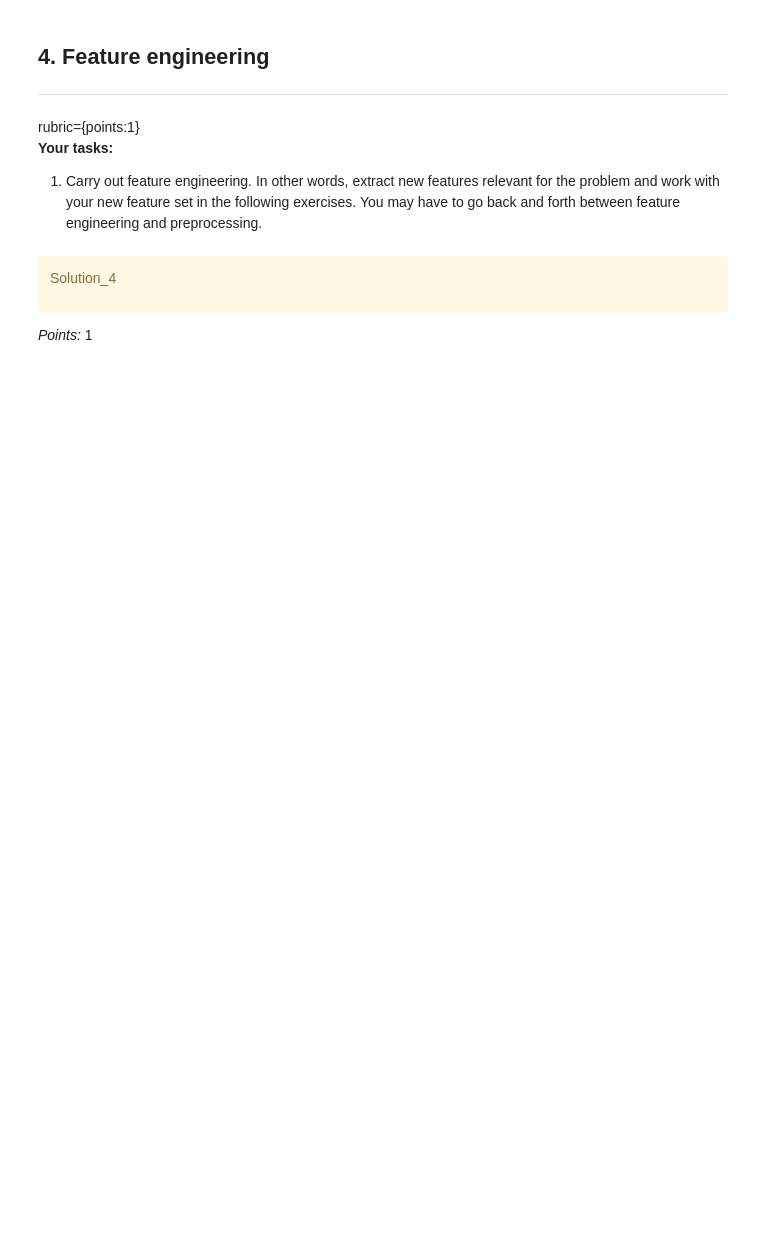
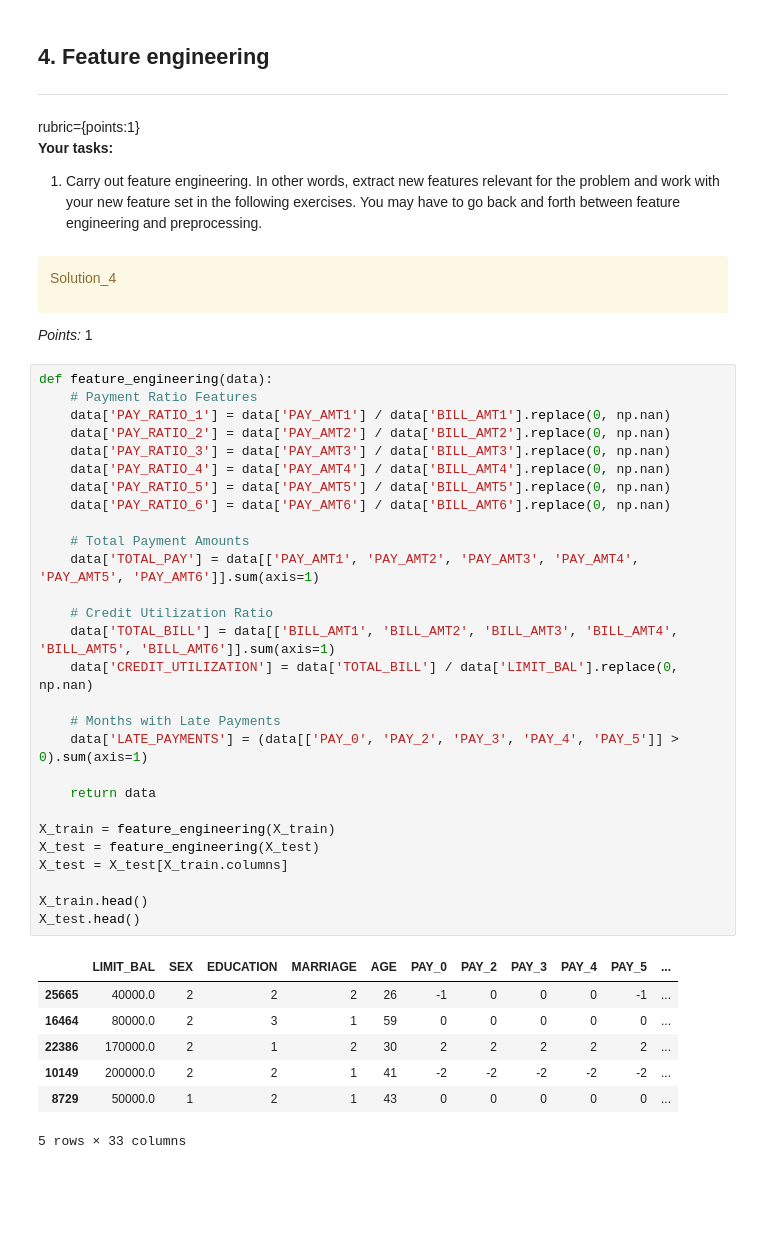
Before and after one commit to HerbertRen/cpsc330-hw5, a Jupyter notebook: hw5.ipynb, the cells around one changed output. Cells and saved outputs as stored; diff of their text form; blank space fills up the shorter version.

```diff
--- a/hw5.ipynb
+++ b/hw5.ipynb
@@ -289,6 +303,42 @@ Solution_4
 </div>
 
 _Points:_ 1
+# %%
+def feature_engineering(data):
+    # Payment Ratio Features
+    data['PAY_RATIO_1'] = data['PAY_AMT1'] / data['BILL_AMT1'].replace(0, np.nan)
+    data['PAY_RATIO_2'] = data['PAY_AMT2'] / data['BILL_AMT2'].replace(0, np.nan)
+    data['PAY_RATIO_3'] = data['PAY_AMT3'] / data['BILL_AMT3'].replace(0, np.nan)
+    data['PAY_RATIO_4'] = data['PAY_AMT4'] / data['BILL_AMT4'].replace(0, np.nan)
+    data['PAY_RATIO_5'] = data['PAY_AMT5'] / data['BILL_AMT5'].replace(0, np.nan)
+    data['PAY_RATIO_6'] = data['PAY_AMT6'] / data['BILL_AMT6'].replace(0, np.nan)
+
+    # Total Payment Amounts
+    data['TOTAL_PAY'] = data[['PAY_AMT1', 'PAY_AMT2', 'PAY_AMT3', 'PAY_AMT4', 'PAY_AMT5', 'PAY_AMT6']].sum(axis=1)
+
+    # Credit Utilization Ratio
+    data['TOTAL_BILL'] = data[['BILL_AMT1', 'BILL_AMT2', 'BILL_AMT3', 'BILL_AMT4', 'BILL_AMT5', 'BILL_AMT6']].sum(axis=1)
+    data['CREDIT_UTILIZATION'] = data['TOTAL_BILL'] / data['LIMIT_BAL'].replace(0, np.nan)
+
+    # Months with Late Payments
+    data['LATE_PAYMENTS'] = (data[['PAY_0', 'PAY_2', 'PAY_3', 'PAY_4', 'PAY_5']] > 0).sum(axis=1)
+
+    return data
+
+X_train = feature_engineering(X_train)
+X_test = feature_engineering(X_test)
+X_test = X_test[X_train.columns]
+
+X_train.head()
+X_test.head()
+# %% [output]
+|  | LIMIT_BAL | SEX | EDUCATION | MARRIAGE | AGE | PAY_0 | PAY_2 | PAY_3 | PAY_4 | PAY_5 | ... |
+| 25665 | 40000.0 | 2 | 2 | 2 | 26 | -1 | 0 | 0 | 0 | -1 | ... |
+| 16464 | 80000.0 | 2 | 3 | 1 | 59 | 0 | 0 | 0 | 0 | 0 | ... |
+| 22386 | 170000.0 | 2 | 1 | 2 | 30 | 2 | 2 | 2 | 2 | 2 | ... |
+| 10149 | 200000.0 | 2 | 2 | 1 | 41 | -2 | -2 | -2 | -2 | -2 | ... |
+| 8729 | 50000.0 | 1 | 2 | 1 | 43 | 0 | 0 | 0 | 0 | 0 | ... |
+5 rows × 33 columns
 # %% [markdown]
 <!-- END QUESTION -->
 
```
Also changed, not shown: parts of 70 cells of this notebook, 1 other file.
